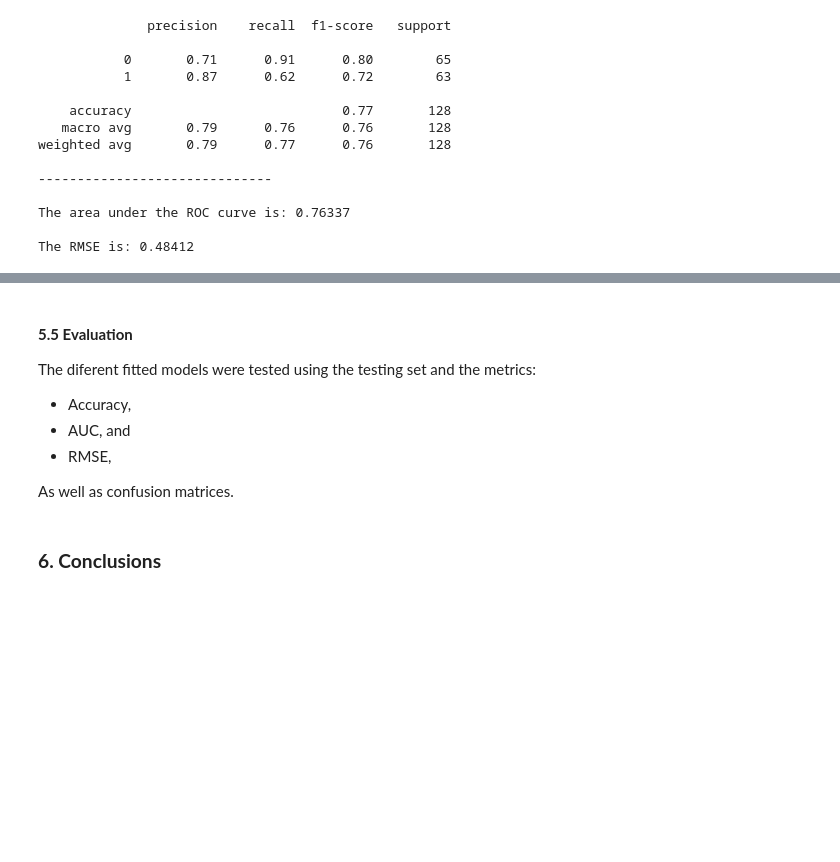
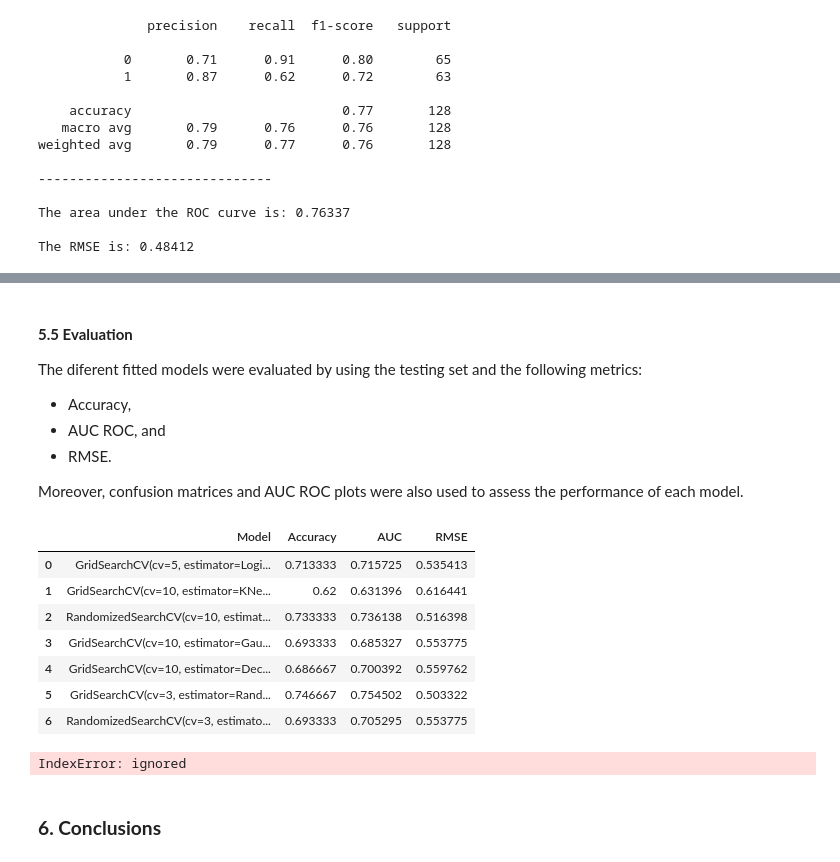
Before and after one commit to DanielEduardoLopez/RestaurantReviews, a Jupyter notebook: NLP_RestaurantReviews.ipynb, the cells around one changed output, grey strips where cells are left out. Drawn from its saved outputs; the diff is of its cells as text; code cells hidden in the pictures; blank space fills up the shorter version.

```diff
--- a/NLP_RestaurantReviews.ipynb
+++ b/NLP_RestaurantReviews.ipynb
@@ -1147,19 +1147,19 @@ xgb_classifier = XGBClassifier(objective= 'binary:logistic', random_state = 0)
 
 xgb_param_grid = {
                     'n_estimators':[50, 100, 300, 500, 1000],
-                    'max_depth' : [10, 20, 50, 100, 200, None],
-                    'learning_rate': [0.1, 0.01, 0.001, 0.0001, 0.00001]
+                    'max_depth' : [10, 20, 50, 100],
+                    'learning_rate': [0.1, 0.01, 0.001, 0.0001]
                     }
 
 xgb_search = RandomizedSearchCV(estimator = xgb_classifier,
                                 param_distributions = xgb_param_grid,
                                 scoring = 'accuracy', # 'roc_auc'
-                                cv = 10,
+                                cv = 3,
                                 n_jobs = -1,
                                 refit = True,
                                 verbose = True,
                                 random_state = 0,
-                                n_iter = 50
+                                n_iter = 40
                                 )
 
 xgb_search.fit(X_train, y_train)
@@ -1187,34 +1214,45 @@ print(f"The RMSE is: {xgb_rmse:.05f}\n")
 # %% [markdown]
 #### **5.5 Evaluation**
-The diferent fitted models were tested using the testing set and the metrics:
+The diferent fitted models were evaluated by using the testing set and the following metrics:
 * Accuracy,
-* AUC, and
-* RMSE,
+* AUC ROC, and
+* RMSE.
 
-As well as confusion matrices.
+Moreover, confusion matrices and AUC ROC plots were also used to assess the performance of each model.
 # %%
 # Models Testing
 models_df = pd.DataFrame([['Dummy', 'Dummy', 'Dummy', 'Dummy']], columns = ['Model', 'Accuracy', 'AUC', 'RMSE'])
 
 models = [logreg_search, KNN_search, SVC_search, Bayes_search, tree_search, forest_search, xgb_search]
 
 for model in models:
     y_pred_model = model.predict(X_test)
-    y_pred_prob_model = model.predict_proba(X_test)[:,1]
+    #y_pred_prob_model = model.predict_proba(X_test)[:,1]
     model_accuracy = accuracy_score(y_test, y_pred_model)
-    model_auc = roc_auc_score(y_test, y_pred_prob_model)
+    model_auc = roc_auc_score(y_test, y_pred_model)
     model_rmse = np.sqrt(mean_squared_error(y_test, y_pred_model))
     models_df = pd.concat([models_df,
-                          pd.DataFrame({'Model': str(model)[30:80], 'Accuracy': model_accuracy,'AUC': model_auc, 'RMSE': model_rmse}, index=[0])],
+                          pd.DataFrame({'Model': str(model)[:80], 'Accuracy': model_accuracy,'AUC': model_auc, 'RMSE': model_rmse}, index=[0])],
                           axis = 0)
 
 models_df = models_df.iloc[1:,].reset_index().drop(columns = 'index')
 models_df
+# %% [output]
+|  | Model | Accuracy | AUC | RMSE |
+| 0 | GridSearchCV(cv=5, estimator=Logi... | 0.713333 | 0.715725 | 0.535413 |
+| 1 | GridSearchCV(cv=10, estimator=KNe... | 0.62 | 0.631396 | 0.616441 |
+| 2 | RandomizedSearchCV(cv=10, estimat... | 0.733333 | 0.736138 | 0.516398 |
+| 3 | GridSearchCV(cv=10, estimator=Gau... | 0.693333 | 0.685327 | 0.553775 |
+| 4 | GridSearchCV(cv=10, estimator=Dec... | 0.686667 | 0.700392 | 0.559762 |
+| 5 | GridSearchCV(cv=3, estimator=Rand... | 0.746667 | 0.754502 | 0.503322 |
+| 6 | RandomizedSearchCV(cv=3, estimato... | 0.693333 | 0.705295 | 0.553775 |
 # %%
 # Cleaning of the Models column by removing unnecessary characters from model name
 import re
-models_df['Model'] = models_df['Model'].map(lambda x: re.findall(r'=(.*)\(', x)[0])
+models_df['Model'] = models_df['Model'].map(lambda x: re.findall(r'estimator=(.*)\(', x)[0])
 models_df
+# %% [output]
+IndexError: ignored
 # %%
 # Confusion matrix for each model
 for model in models_df['Model'].values:
```
Also changed, not shown: parts of 3 cells of this notebook.
